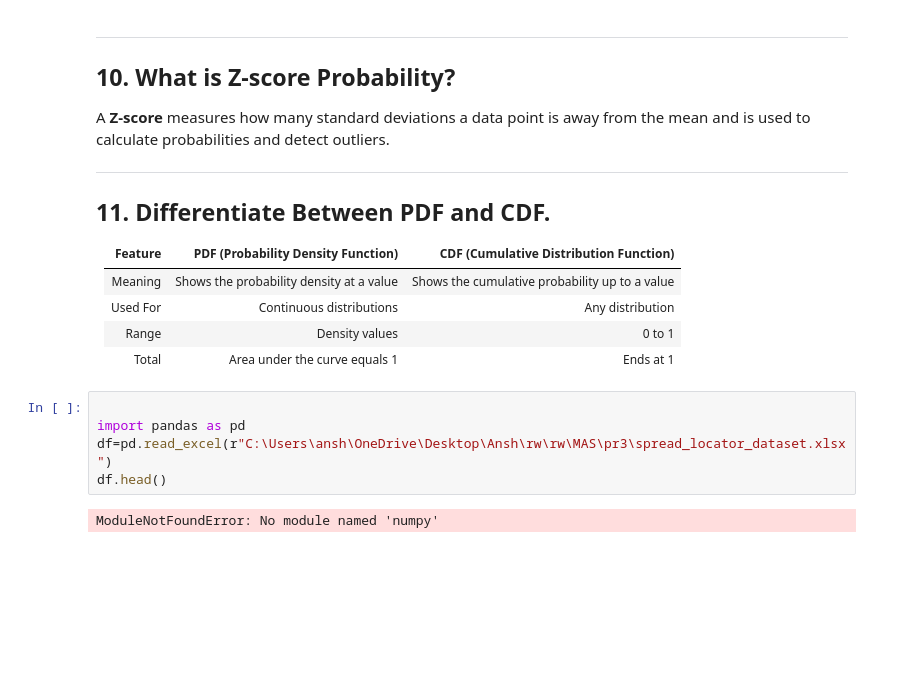
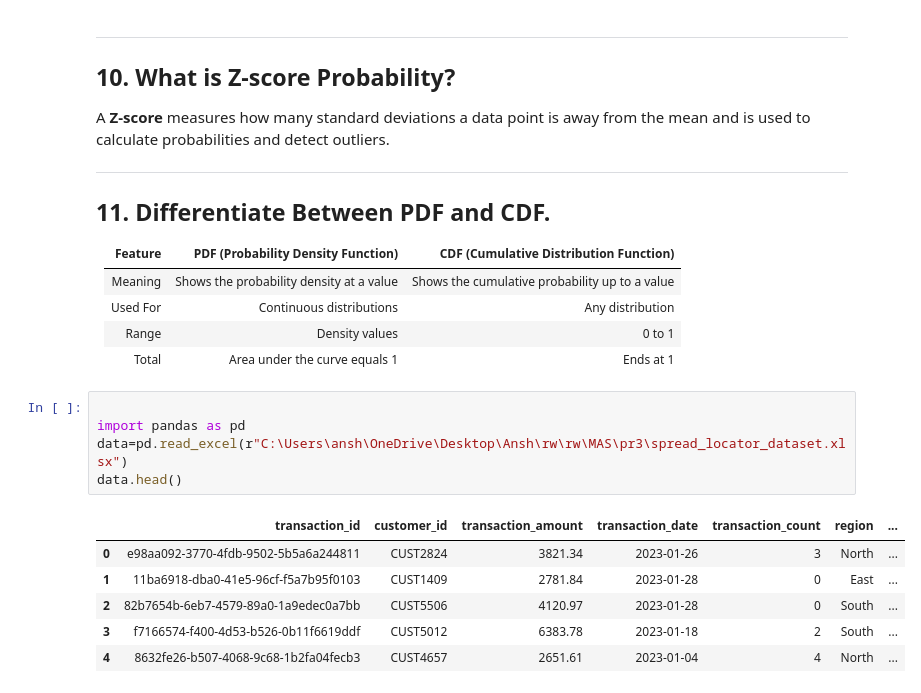
Before and after one commit to ah1331/rw, a Jupyter notebook: MAS/pr3/pr3.ipynb, the cells around one changed output. Saved outputs shown, nothing was run; the diff lists cells and outputs as text; blank space fills up the shorter version.

```diff
--- a/MAS/pr3/pr3.ipynb
+++ b/MAS/pr3/pr3.ipynb
@@ -79,10 +79,15 @@ A **Z-score** measures how many standard deviations a data point is away from th
 # %%
 
 import pandas as pd
-df=pd.read_excel(r"C:\Users\ansh\OneDrive\Desktop\Ansh\rw\rw\MAS\pr3\spread_locator_dataset.xlsx")
-df.head()
+data=pd.read_excel(r"C:\Users\ansh\OneDrive\Desktop\Ansh\rw\rw\MAS\pr3\spread_locator_dataset.xlsx")
+data.head()
 # %% [output]
-ModuleNotFoundError: No module named 'numpy'
+|  | transaction_id | customer_id | transaction_amount | transaction_date | transaction_count | region | ... |
+| 0 | e98aa092-3770-4fdb-9502-5b5a6a244811 | CUST2824 | 3821.34 | 2023-01-26 | 3 | North | ... |
+| 1 | 11ba6918-dba0-41e5-96cf-f5a7b95f0103 | CUST1409 | 2781.84 | 2023-01-28 | 0 | East | ... |
+| 2 | 82b7654b-6eb7-4579-89a0-1a9edec0a7bb | CUST5506 | 4120.97 | 2023-01-28 | 0 | South | ... |
+| 3 | f7166574-f400-4d53-b526-0b11f6619ddf | CUST5012 | 6383.78 | 2023-01-18 | 2 | South | ... |
+| 4 | 8632fe26-b507-4068-9c68-1b2fa04fecb3 | CUST4657 | 2651.61 | 2023-01-04 | 4 | North | ... |
 # %%
 import numpy as np
 from scipy.stats import bernoulli, binom
```
Also changed, not shown: parts of 7 cells of this notebook, 1 other file.
